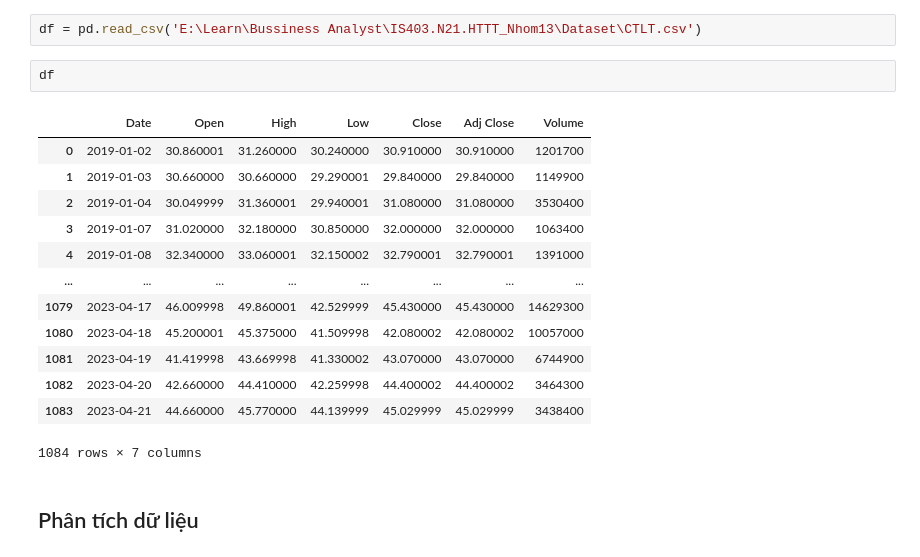
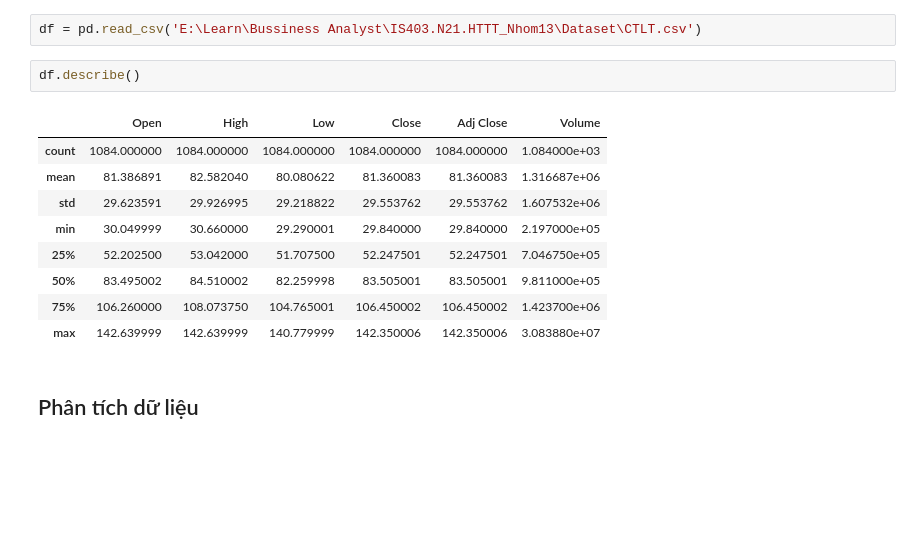
Before and after one commit to mynhungg/IS403.N21.HTTT_Nhom13, a Jupyter notebook: Model/ARIMA/6_2_2/ARIMA_622_CTLT.ipynb, the cells around one changed output. Cells and saved outputs as stored; diff of their text form; blank space fills up the shorter version.

```diff
--- a/Model/ARIMA/6_2_2/ARIMA_622_CTLT.ipynb
+++ b/Model/ARIMA/6_2_2/ARIMA_622_CTLT.ipynb
@@ -22,21 +22,17 @@ import matplotlib.pyplot as plt
 # %%
 df = pd.read_csv('E:\Learn\Bussiness Analyst\IS403.N21.HTTT_Nhom13\Dataset\CTLT.csv')
 # %%
-df
+df.describe()
 # %% [output]
-|  | Date | Open | High | Low | Close | Adj Close | Volume |
-| 0 | 2019-01-02 | 30.860001 | 31.260000 | 30.240000 | 30.910000 | 30.910000 | 1201700 |
-| 1 | 2019-01-03 | 30.660000 | 30.660000 | 29.290001 | 29.840000 | 29.840000 | 1149900 |
-| 2 | 2019-01-04 | 30.049999 | 31.360001 | 29.940001 | 31.080000 | 31.080000 | 3530400 |
-| 3 | 2019-01-07 | 31.020000 | 32.180000 | 30.850000 | 32.000000 | 32.000000 | 1063400 |
-| 4 | 2019-01-08 | 32.340000 | 33.060001 | 32.150002 | 32.790001 | 32.790001 | 1391000 |
-| ... | ... | ... | ... | ... | ... | ... | ... |
-| 1079 | 2023-04-17 | 46.009998 | 49.860001 | 42.529999 | 45.430000 | 45.430000 | 14629300 |
-| 1080 | 2023-04-18 | 45.200001 | 45.375000 | 41.509998 | 42.080002 | 42.080002 | 10057000 |
-| 1081 | 2023-04-19 | 41.419998 | 43.669998 | 41.330002 | 43.070000 | 43.070000 | 6744900 |
-| 1082 | 2023-04-20 | 42.660000 | 44.410000 | 42.259998 | 44.400002 | 44.400002 | 3464300 |
-| 1083 | 2023-04-21 | 44.660000 | 45.770000 | 44.139999 | 45.029999 | 45.029999 | 3438400 |
+|  | Open | High | Low | Close | Adj Close | Volume |
+| count | 1084.000000 | 1084.000000 | 1084.000000 | 1084.000000 | 1084.000000 | 1.084000e+03 |
+| mean | 81.386891 | 82.582040 | 80.080622 | 81.360083 | 81.360083 | 1.316687e+06 |
+| std | 29.623591 | 29.926995 | 29.218822 | 29.553762 | 29.553762 | 1.607532e+06 |
+| min | 30.049999 | 30.660000 | 29.290001 | 29.840000 | 29.840000 | 2.197000e+05 |
+| 25% | 52.202500 | 53.042000 | 51.707500 | 52.247501 | 52.247501 | 7.046750e+05 |
+| 50% | 83.495002 | 84.510002 | 82.259998 | 83.505001 | 83.505001 | 9.811000e+05 |
+| 75% | 106.260000 | 108.073750 | 104.765001 | 106.450002 | 106.450002 | 1.423700e+06 |
+| max | 142.639999 | 142.639999 | 140.779999 | 142.350006 | 142.350006 | 3.083880e+07 |
-1084 rows × 7 columns
 # %% [markdown]
 ## Phân tích dữ liệu
 # %%
```
Also changed, not shown: parts of 1 cell of this notebook, 4 other files.
